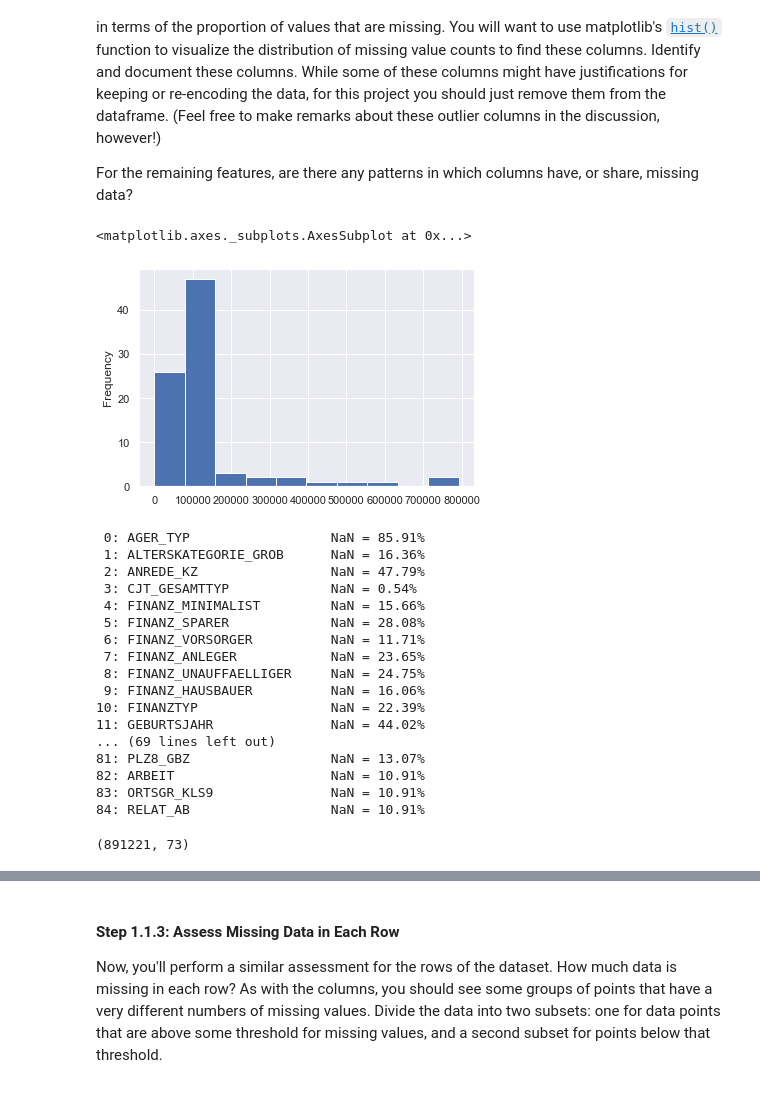
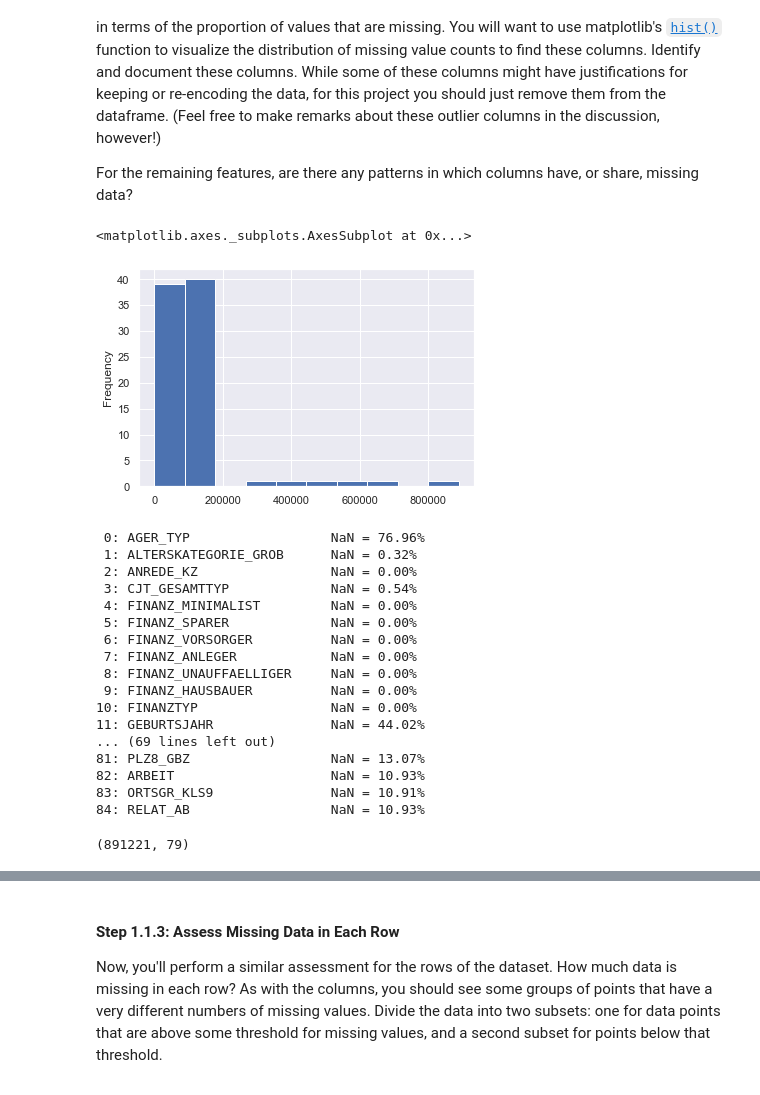
Before and after one commit to FedorSulaev/CustomerSegments, a Jupyter notebook: Identify_Customer_Segments.ipynb, the cells around one changed output, grey strips where cells are left out. Drawn from its saved outputs; the diff is of its cells as text; code cells hidden in the pictures.

Commit message:
fix: Replacing missing values with nan

```diff
--- a/Identify_Customer_Segments.ipynb
+++ b/Identify_Customer_Segments.ipynb
@@ -161,8 +147,15 @@ Name: missing_or_unknown, Length: 85, dtype: object
 # %%
 def replace_missing_in_row(row):
     for i, value in enumerate(row):
-        if str(value) in missing[i]:
-            row[i] = np.nan
+        if (isinstance(value, str)):
+            if value in missing[i]:
+                row[i] = np.nan
+        else:
+            if (np.isnan(value)):
+                row[i] = np.nan
+            elif str(int(value)) in missing[i]:
+                row[i] = np.nan
+    return row
 
 def replace_missing_in_dataset(data):
     return data.apply(replace_missing_in_row, axis=1)
@@ -181,40 +174,40 @@ For the remaining features, are there any patterns in which columns have, or sha
 # %%
 # Perform an assessment of how much missing data there is in each column of the
 # dataset.
-azdias.isnull().sum().plot.hist()
+azdias_without_missing.isnull().sum().plot.hist()
 # %% [output]
 <matplotlib.axes._subplots.AxesSubplot at 0x...>
-[figure, old version]
+[figure, new version]
 # %%
 # Investigate patterns in the amount of missing data in each column.
-na_percent = azdias.isna().sum(axis=0) / azdias.shape[0] * 100
+na_percent = azdias_without_missing.isnull().sum(axis=0) / azdias.shape[0] * 100
 for i, percent in enumerate(na_percent):
     print("{0:2}: {1:25} NaN = {2}%".format(i, azdias.columns[i], "%.2f" % percent))
 # %% [output]
- 0: AGER_TYP                  NaN = 85.91%
- 1: ALTERSKATEGORIE_GROB      NaN = 16.36%
- 2: ANREDE_KZ                 NaN = 47.79%
+ 0: AGER_TYP                  NaN = 76.96%
+ 1: ALTERSKATEGORIE_GROB      NaN = 0.32%
+ 2: ANREDE_KZ                 NaN = 0.00%
  3: CJT_GESAMTTYP             NaN = 0.54%
- 4: FINANZ_MINIMALIST         NaN = 15.66%
- 5: FINANZ_SPARER             NaN = 28.08%
- 6: FINANZ_VORSORGER          NaN = 11.71%
- 7: FINANZ_ANLEGER            NaN = 23.65%
- 8: FINANZ_UNAUFFAELLIGER     NaN = 24.75%
- 9: FINANZ_HAUSBAUER          NaN = 16.06%
-10: FINANZTYP                 NaN = 22.39%
+ 4: FINANZ_MINIMALIST         NaN = 0.00%
+ 5: FINANZ_SPARER             NaN = 0.00%
+ 6: FINANZ_VORSORGER          NaN = 0.00%
+ 7: FINANZ_ANLEGER            NaN = 0.00%
+ 8: FINANZ_UNAUFFAELLIGER     NaN = 0.00%
+ 9: FINANZ_HAUSBAUER          NaN = 0.00%
+10: FINANZTYP                 NaN = 0.00%
 11: GEBURTSJAHR               NaN = 44.02%
 ... (69 lines left out)
 81: PLZ8_GBZ                  NaN = 13.07%
-82: ARBEIT                    NaN = 10.91%
+82: ARBEIT                    NaN = 10.93%
 83: ORTSGR_KLS9               NaN = 10.91%
-84: RELAT_AB                  NaN = 10.91%
+84: RELAT_AB                  NaN = 10.93%
 # %%
 # Remove the outlier columns from the dataset. (You'll perform other data
 # engineering tasks such as re-encoding and imputation later.)
-azdias_without_nan_columns = azdias.loc[:, (azdias.isna().sum(axis=0) / azdias.shape[0] < 0.2)]
+azdias_without_nan_columns = azdias_without_missing.loc[:, (azdias_without_missing.isna().sum(axis=0) / azdias.shape[0] < 0.2)]
 print(azdias_without_nan_columns.shape)
 # %% [output]
-(891221, 73)
+(891221, 79)
 # %% [markdown]
 #### Discussion 1.1.2: Assess Missing Data in Each Column
 
```
Also changed, not shown: parts of 4 cells of this notebook.
